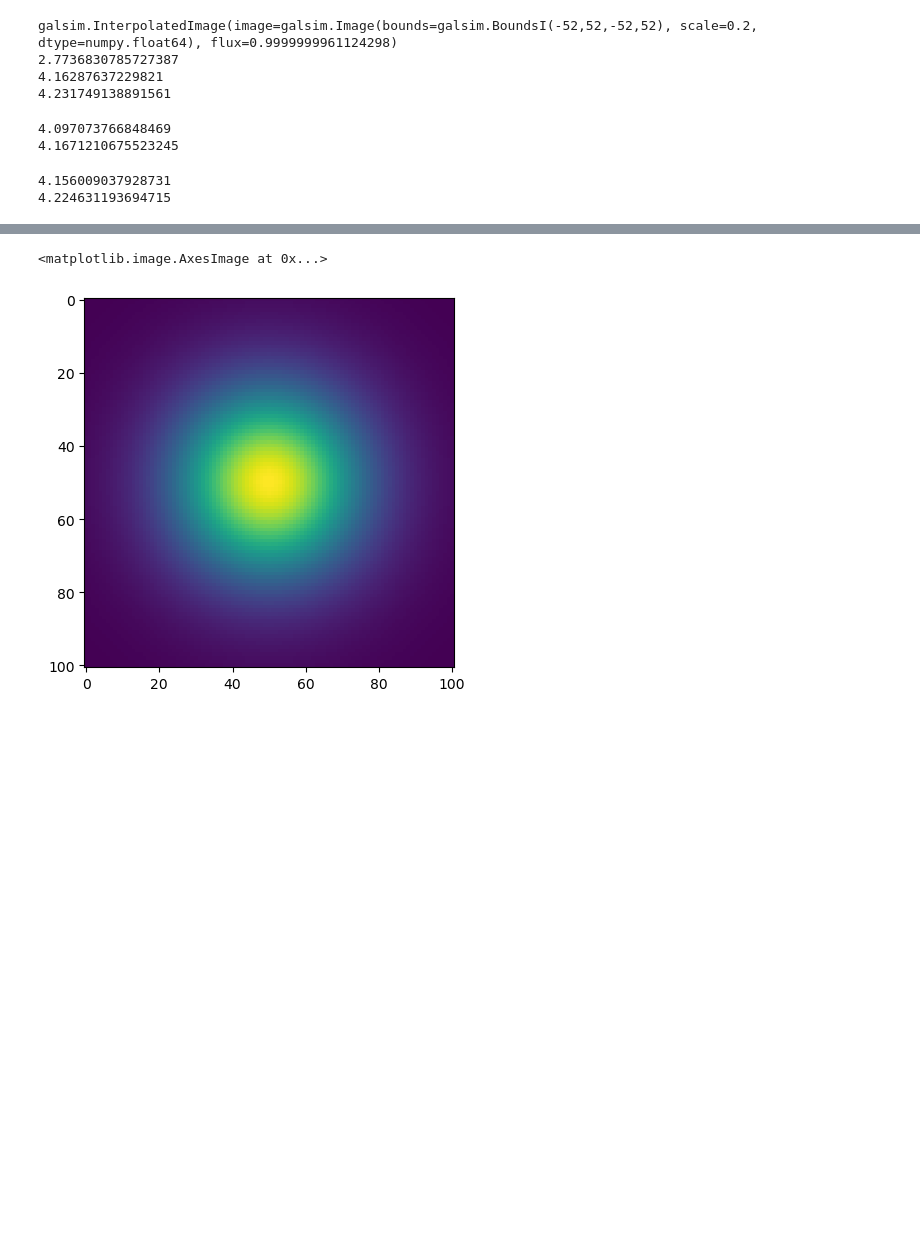
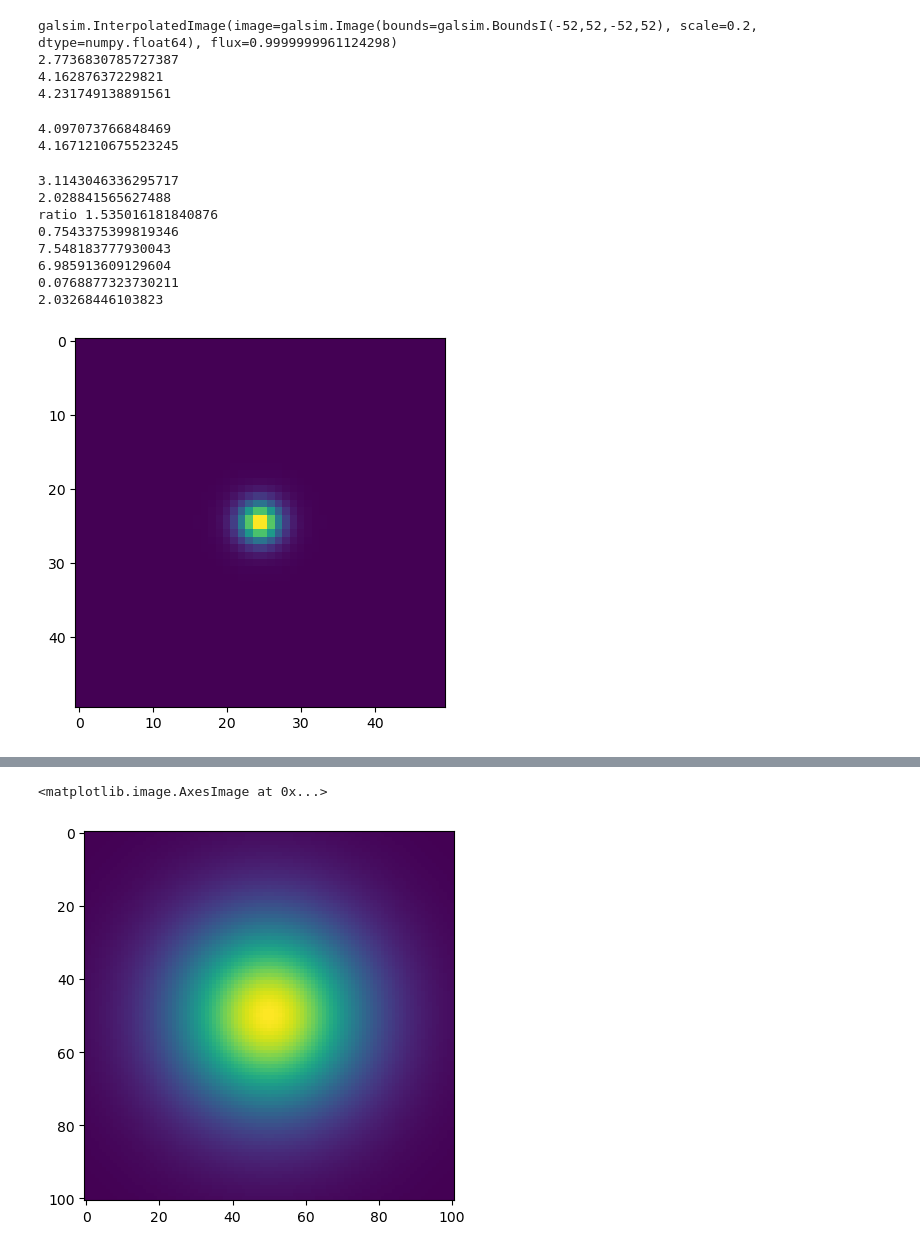
Before and after one commit to philipladuca24/LSST-SimCatVal, a Jupyter notebook: LSST-SimCatVal/testing_psf.ipynb, the cells around one changed output, grey strips where cells are left out. Cells and saved outputs as stored; diff of their text form; code cells hidden in the pictures; blank space fills up the shorter version.

```diff
--- a/LSST-SimCatVal/testing_psf.ipynb
+++ b/LSST-SimCatVal/testing_psf.ipynb
@@ -262,12 +261,44 @@ print(epsf.calculateFWHM()/0.2)
 4.097073766848469
 4.1671210675523245
 # %%
-fwhm = 4.156009037928731 * 0.2 #convert pixels to arcsec
-psf = galsim.Kolmogorov(fwhm=fwhm, scale_unit=galsim.arcsec)
-print(psf.calculateFWHM()/0.2)
-pixel = galsim.Pixel(0.2)
-epsf = galsim.Convolve(pixel, psf)
-print(epsf.calculateFWHM()/0.2)
+fwhm = 1.5367183837183993 * 2.022704631674261#4.156009037928731  #pixels
+psf = galsim.Kolmogorov(fwhm=fwhm)
+e1 = (4.276403865164397 - 3.9147911399189756) / (4.276403865164397 + 3.9147911399189756) # Mxx - Myy / Mxx + Myy
+e2 = 2 * 0.04705147820609136 / (4.276403865164397 + 3.9147911399189756) # 2Mxy / Mxx + Myy
+psf = psf.shear(e1=e1, e2=e2)
+print(psf.calculateFWHM())
+print(psf.calculateMomentRadius())
+print("ratio", psf.calculateFWHM() / psf.calculateMomentRadius()) #try to calculate this analytically from the kolmogorov function
+print(psf.nyquist_scale)
+# pixel = galsim.Pixel(1)
+# epsf = galsim.Convolve(pixel, psf)
+# print(epsf.calculateFWHM())
+# print(epsf.calculateMomentRadius())
+scale = psf.nyquist_scale
+centroid = psf.centroid
+im = psf.drawImage(scale=scale, dtype=float)
+center = im.true_center + centroid/scale
+plt.imshow(im.array)
+flux = np.sum(im.array, dtype=float)
+x,y = im.get_pixel_centers()
+x -= center.x
+y -= center.y
+
+Ixx = np.sum(x*x * im.array, dtype=float) / flux
+Iyy = np.sum(y*y * im.array, dtype=float) / flux
+Ixy = np.sum(x*y * im.array, dtype=float) / flux
+
+print(Ixx)
+print(Iyy)
+print(Ixy)
+print((Ixx*Iyy-Ixy**2)**0.25 * scale)
 # %% [output]
-4.156009037928731
-4.224631193694715
+3.1143046336295717
+2.028841565627488
+ratio 1.535016181840876
+0.7543375399819346
+7.548183777930043
+6.985913609129604
+0.0768877323730211
+2.03268446103823
+[figure, added]
```
Also changed, not shown: parts of 13 cells of this notebook, 4 other files.
